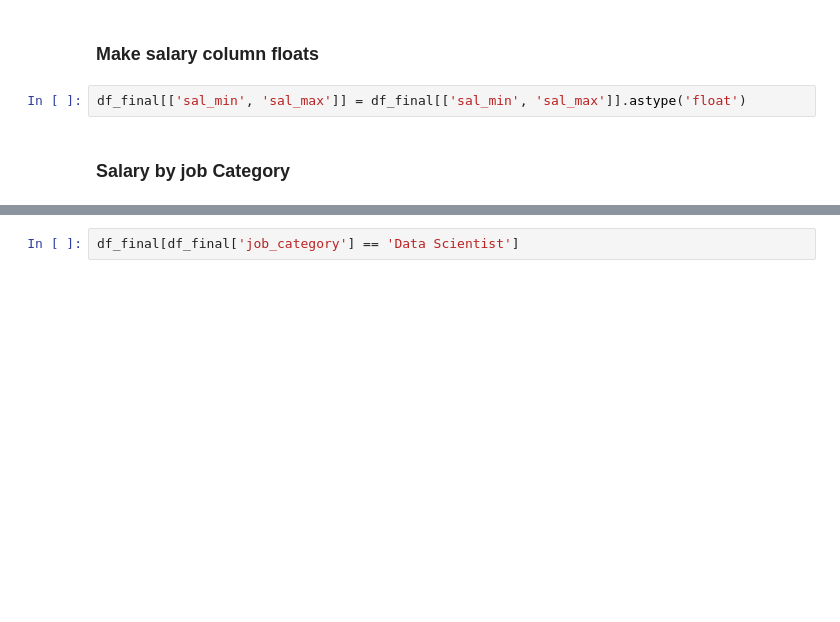
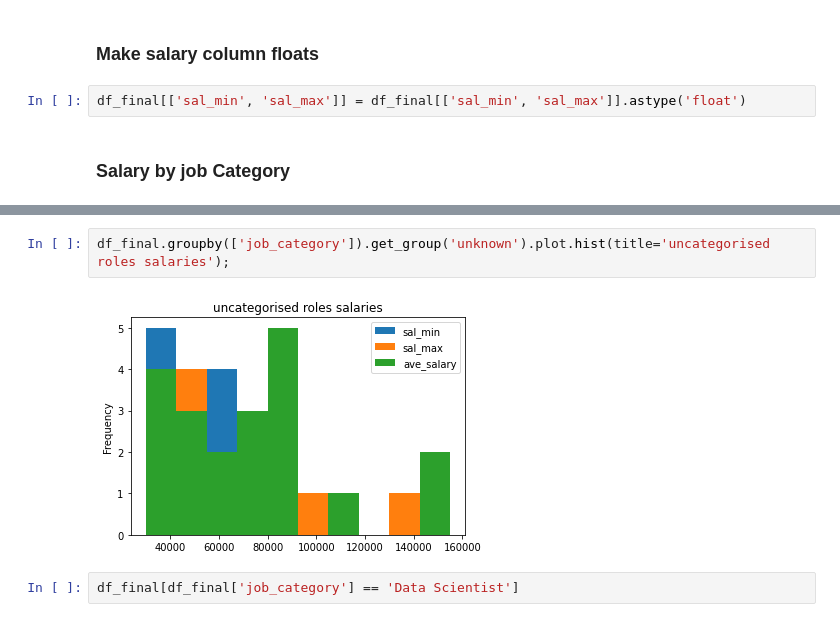
Before and after one commit to CameronInLondon/job_data_analysis, a Jupyter notebook: indeed_job_data_scraping_analysis.ipynb, the cells around one changed output, grey strips where cells are left out. Saved outputs shown, nothing was run; the diff lists cells and outputs as text; blank space fills up the shorter version.

```diff
--- a/indeed_job_data_scraping_analysis.ipynb
+++ b/indeed_job_data_scraping_analysis.ipynb
@@ -286,3 +288,7 @@ df_final.groupby(['job_category']).agg({'ave_salary' :'mean', 'job_title' : 'cou
+# %%
+df_final.groupby(['job_category']).get_group('unknown').plot.hist(title='uncategorised roles salaries');
+# %% [output]
+[figure, added]
 # %%
 df_final[df_final['job_category'] == 'Data Scientist']
 # %% [output]
```
Also changed, not shown: parts of 14 cells of this notebook.
